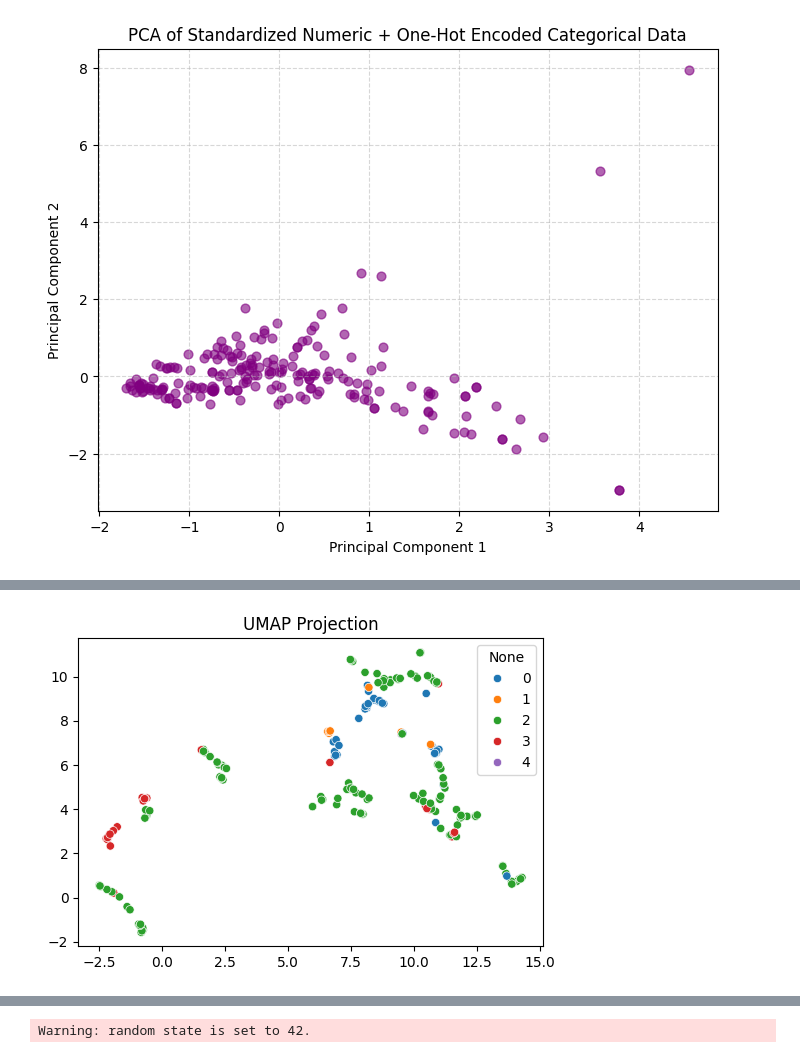
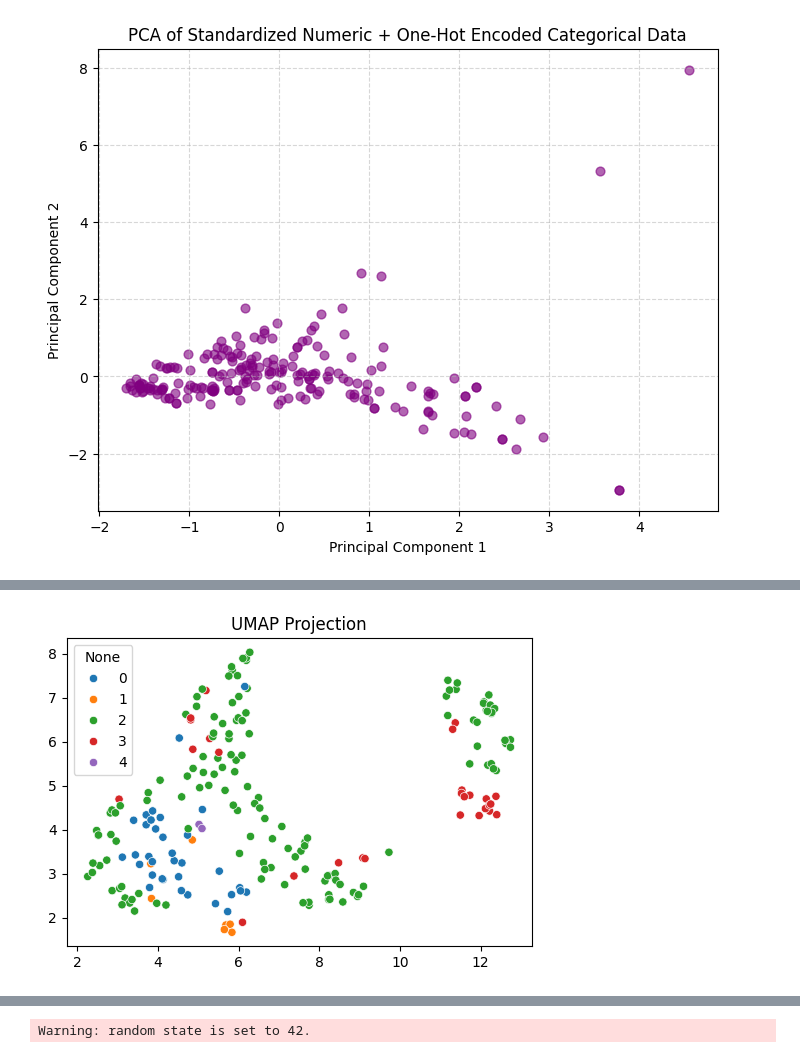
Before and after one commit to alexisannm04/CHE4230-Group-Project, a Jupyter notebook: notebooks/Progress.ipynb, the cells around one changed output, grey strips where cells are left out. Cells and saved outputs as stored; diff of their text form; code cells hidden in the pictures.

```diff
--- a/notebooks/Progress.ipynb
+++ b/notebooks/Progress.ipynb
@@ -249,15 +254,15 @@ plt.show()
 # %%
-umap_reducer = umap.UMAP(n_components=2, n_neighbors=5, min_dist=0.05, random_state=42)
+umap_reducer = umap.UMAP(n_components=2, n_neighbors=15, min_dist=0.2, random_state=42)
 X_umap = umap_reducer.fit_transform(full_matrix)
 y = book_data_raw["price range"].astype("category").cat.codes
 
 # Plot
 plt.figure(figsize=(6,4))
 sns.scatterplot(x=X_umap[:, 0], y=X_umap[:, 1], hue=y, palette="tab10")
 plt.title("UMAP Projection")
 plt.show()
 # %% [output]
-[figure, old version]
+[figure, new version]
 # %%
 umap_reducer = umap.UMAP(n_components=2, n_neighbors=10, min_dist=0.05, random_state=42)
 X_umap = umap_reducer.fit_transform(full_matrix)
```
Also changed, not shown: parts of 9 cells of this notebook.
